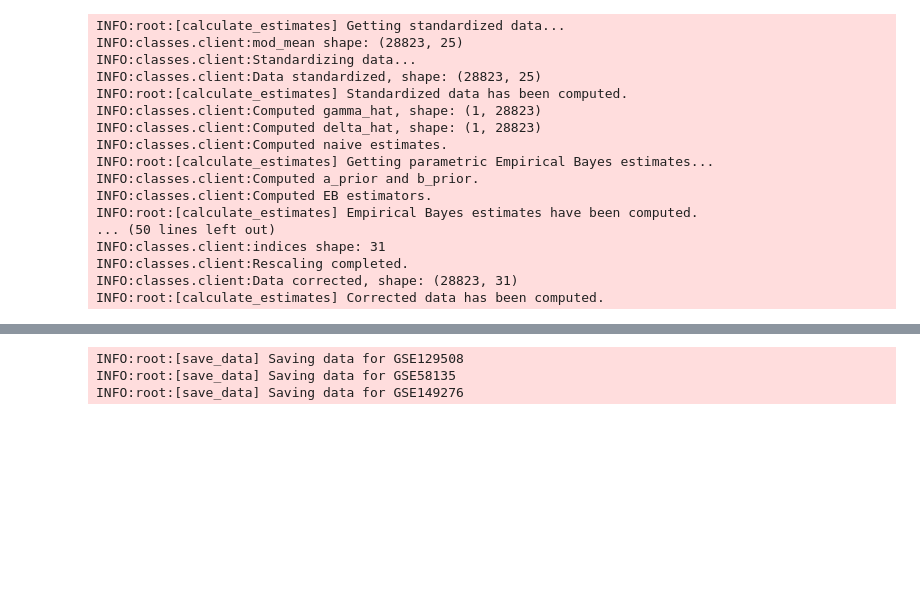
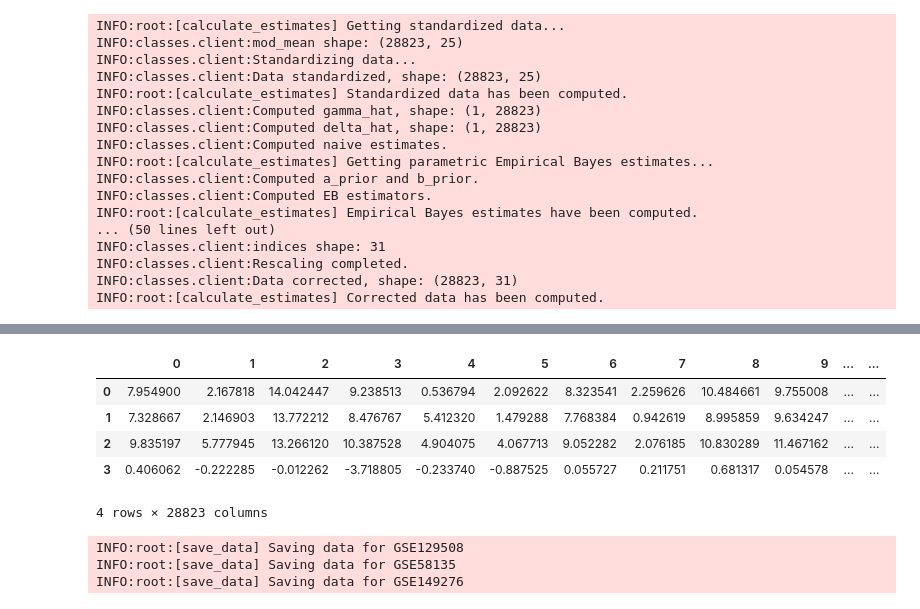
Before and after one commit to Freddsle/ComBatFed, a Jupyter notebook: utils/app_script.ipynb, the cells around one changed output, grey strips where cells are left out. Drawn from its saved outputs; the diff is of its cells as text; code cells hidden in the pictures; blank space fills up the shorter version.

```diff
--- a/utils/app_script.ipynb
+++ b/utils/app_script.ipynb
@@ -295,3 +328,12 @@ INFO:root:[calculate_estimates] Corrected data has been computed.
+# %%
+pd.DataFrame(B_hat)
+# %% [output]
+|  | 0 | 1 | 2 | 3 | 4 | 5 | 6 | 7 | 8 | 9 | ... | ... |
+| 0 | 7.954900 | 2.167818 | 14.042447 | 9.238513 | 0.536794 | 2.092622 | 8.323541 | 2.259626 | 10.484661 | 9.755008 | ... | ... |
+| 1 | 7.328667 | 2.146903 | 13.772212 | 8.476767 | 5.412320 | 1.479288 | 7.768384 | 0.942619 | 8.995859 | 9.634247 | ... | ... |
+| 2 | 9.835197 | 5.777945 | 13.266120 | 10.387528 | 4.904075 | 4.067713 | 9.052282 | 2.076185 | 10.830289 | 11.467162 | ... | ... |
+| 3 | 0.406062 | -0.222285 | -0.012262 | -3.718805 | -0.233740 | -0.887525 | 0.055727 | 0.211751 | 0.681317 | 0.054578 | ... | ... |
+4 rows × 28823 columns
 # %%
 merged_data = pd.DataFrame()
 
```
Also changed, not shown: parts of 2 cells of this notebook, 19 other files.
